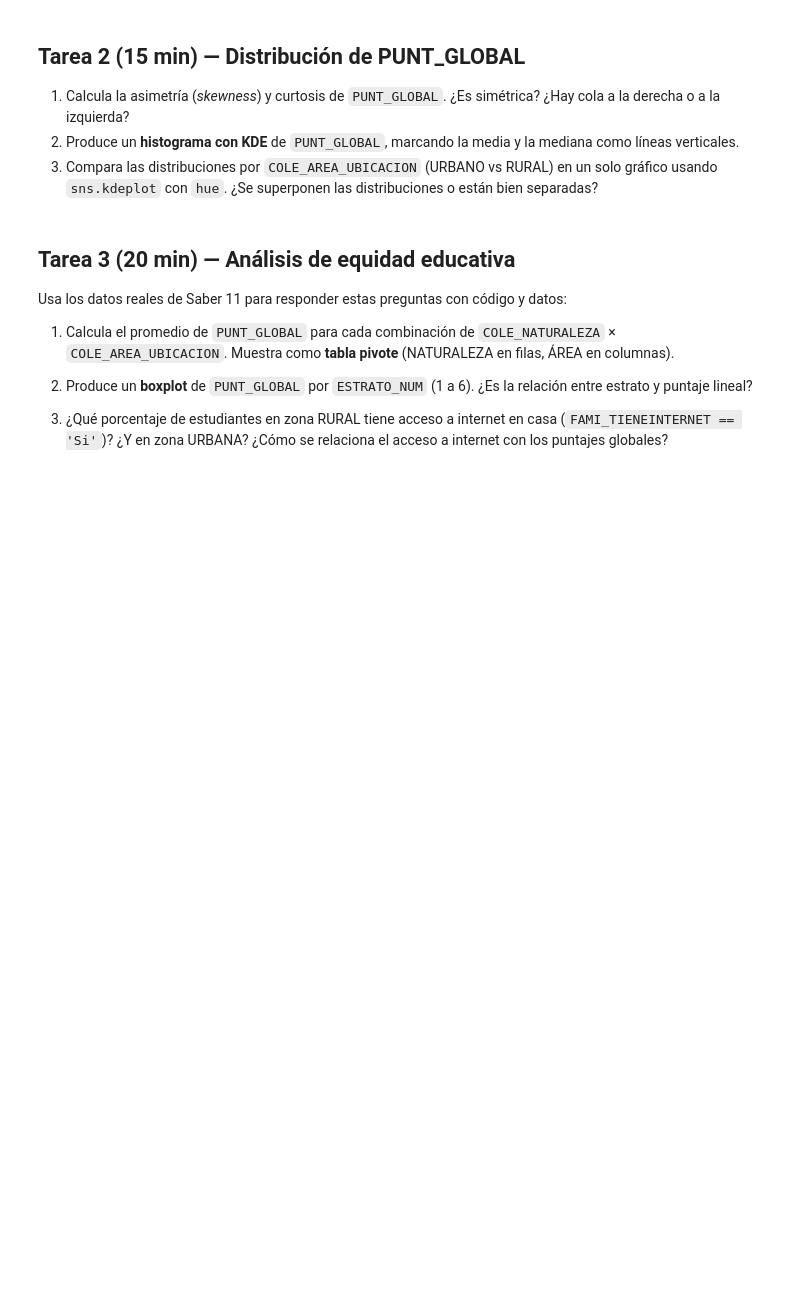
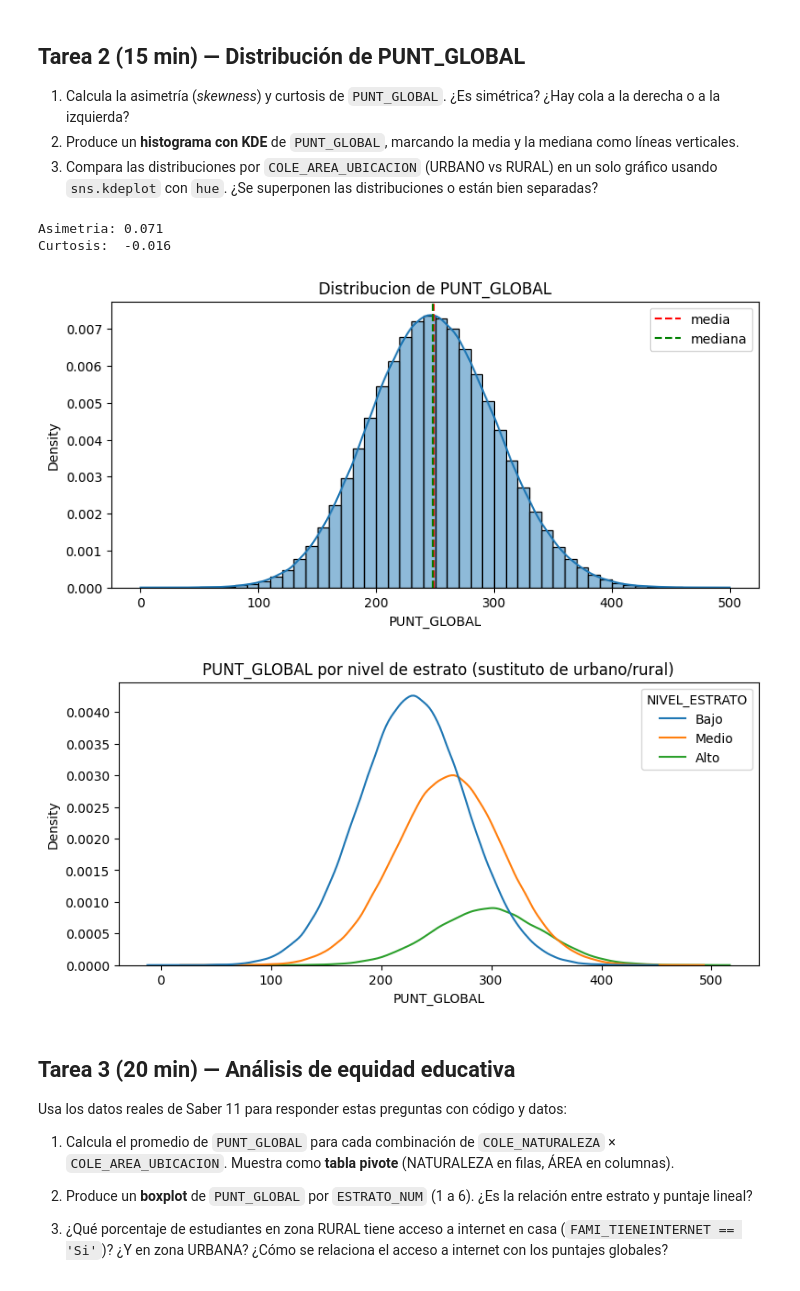
Before and after one commit to Daniel8854/Ciencias-de-datos, a Jupyter notebook: desarrollo_completo/clase04_lab.ipynb, the cells around one changed output. Cells and saved outputs as stored; diff of their text form; code cells hidden in the pictures; blank space fills up the shorter version.

```diff
--- a/desarrollo_completo/clase04_lab.ipynb
+++ b/desarrollo_completo/clase04_lab.ipynb
@@ -13,14 +13,22 @@ import pandas as pd
 import matplotlib.pyplot as plt
 import seaborn as sns
 
-df = pd.read_csv("../../datos/saber11_muestra_500k.csv")
+df = pd.read_csv("../saber11_muestra_500k.csv")
 
-# Convertir estrato a numérico
-df["ESTRATO_NUM"] = df["FAMI_ESTRATOVIVIENDA"].str.extract(r"(\d+)").astype(float)
+# FAMI_ESTRATOVIVIENDA ya viene como numero (1 a 6), no como texto "Estrato N",
+# asi que no hace falta usar .str.extract() como sugeria el enunciado original
+df["ESTRATO_NUM"] = df["FAMI_ESTRATOVIVIENDA"].astype(float)
+
+# Nota: nuestra copia del csv NO tiene la columna COLE_AREA_UBICACION (urbano/rural)
+# que pide el enunciado mas adelante (revise con df.columns y no esta). En su lugar,
+# para todo el analisis de equidad de este notebook uso el estrato agrupado en
+# Bajo (1-2) / Medio (3-4) / Alto (5-6), que si esta disponible y sirve para el
+# mismo tipo de analisis de desigualdad socioeconomica.
+df["NIVEL_ESTRATO"] = pd.cut(df["ESTRATO_NUM"], bins=[0, 2, 4, 6], labels=["Bajo", "Medio", "Alto"])
 
 PUNTAJES = ["PUNT_LECTURA_CRITICA","PUNT_MATEMATICAS","PUNT_C_NATURALES",
             "PUNT_SOCIALES_CIUDADANAS","PUNT_INGLES","PUNT_GLOBAL"]
 
-print(f"Dataset: {len(df):,} filas × {df.shape[1]} columnas")
-print(f"Períodos: {sorted(df['PERIODO'].unique())}")
+print(f"Dataset: {len(df):,} filas x {df.shape[1]} columnas")
+print(f"Periodos: {sorted(df['PERIODO'].unique())}")
 # %% [output]
@@ -90,3 +129,33 @@ fig2, ax2 = plt.subplots(figsize=(9, 4))
+# %%
+# TODO 1: asimetria y curtosis
+print(f"Asimetria: {df['PUNT_GLOBAL'].skew():.3f}")
+print(f"Curtosis:  {df['PUNT_GLOBAL'].kurt():.3f}")
+# Interpretacion: la asimetria (0.071) esta casi en 0, asi que la distribucion es
+# practicamente simetrica (a lo mucho una colita muy leve hacia la derecha).
+# La curtosis (-0.016) tambien esta casi en 0, o sea que no es ni mas puntiaguda
+# ni mas aplanada que una normal -- se parece bastante a una distribucion normal.
+
+# TODO 2: histograma con KDE, media y mediana
+fig, ax = plt.subplots(figsize=(9, 4))
+sns.histplot(df["PUNT_GLOBAL"], bins=50, kde=True, stat="density", ax=ax)
+ax.axvline(df["PUNT_GLOBAL"].mean(), color="red", linestyle="--", label="media")
+ax.axvline(df["PUNT_GLOBAL"].median(), color="green", linestyle="--", label="mediana")
+ax.set_title("Distribucion de PUNT_GLOBAL")
+ax.legend()
+plt.show()
+
+# TODO 3: distribucion por nivel de estrato (KDE con hue)
+# uso NIVEL_ESTRATO (Bajo/Medio/Alto) en vez de COLE_AREA_UBICACION -- ver nota
+# en la celda de configuracion del inicio, esa columna no viene en nuestro csv.
+fig2, ax2 = plt.subplots(figsize=(9, 4))
+sns.kdeplot(data=df, x="PUNT_GLOBAL", hue="NIVEL_ESTRATO", ax=ax2)
+ax2.set_title("PUNT_GLOBAL por nivel de estrato (sustituto de urbano/rural)")
+plt.show()
+# %% [output]
+Asimetria: 0.071
+Curtosis:  -0.016
+[figure, added]
+[figure, added]
 # %% [markdown]
 ## Tarea 3 (20 min) — Análisis de equidad educativa
 
```
Also changed, not shown: parts of 13 cells of this notebook.
